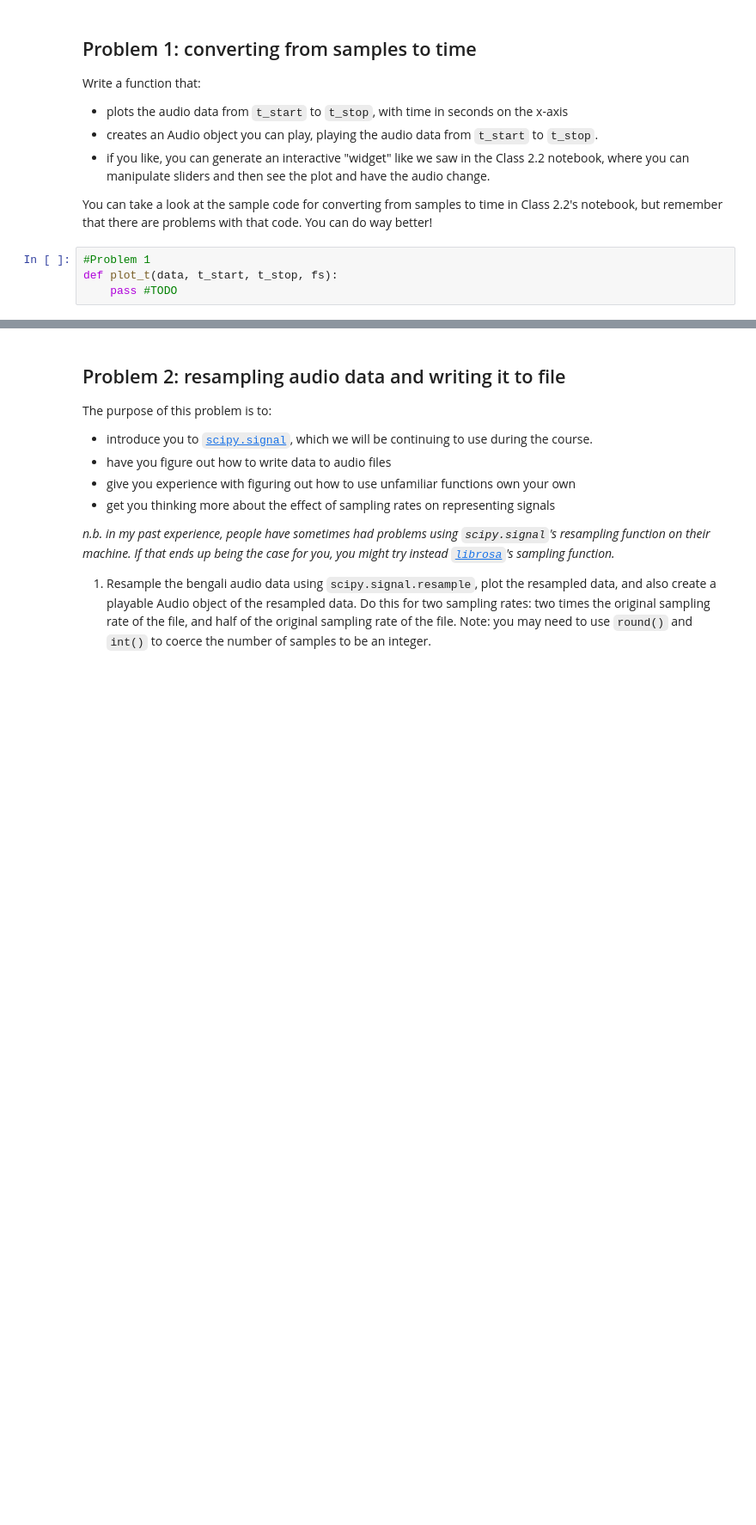
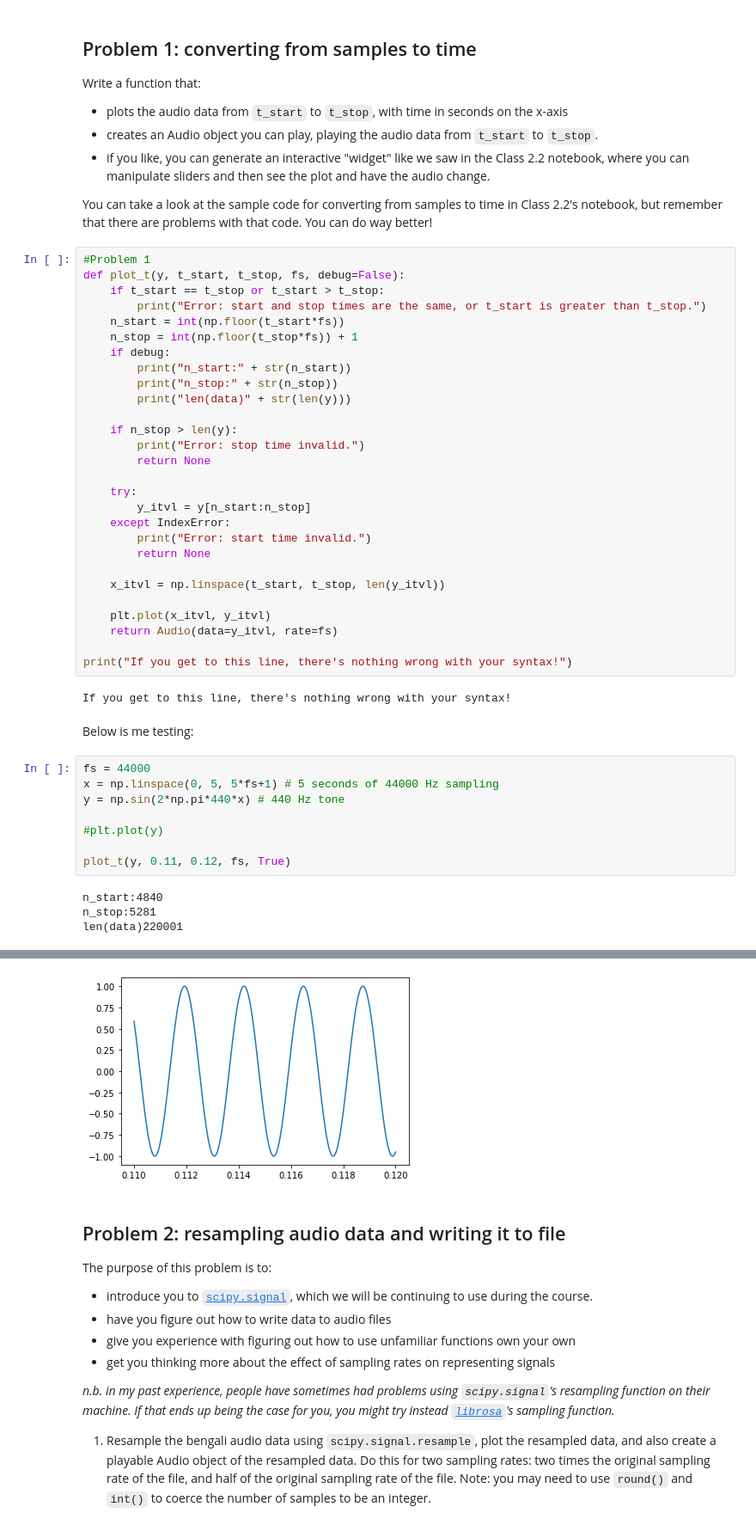
Before and after one commit to ling592b-f19/ling592b-f19-ps02-CobiELF, a Jupyter notebook: 592B-f19_ps02.ipynb, the cells around one changed output, grey strips where cells are left out. Shown at 86% size. Saved outputs shown, nothing was run; the diff lists cells and outputs as text; blank space fills up the shorter version.

Commit message:
problems 1 and 2 done

```diff
--- a/592B-f19_ps02.ipynb
+++ b/592B-f19_ps02.ipynb
@@ -25,7 +36,47 @@ Write a function that:
 - if you like, you can generate an interactive "widget" like we saw in the Class 2.2 notebook, where you can manipulate sliders and then see the plot and have the audio change.
 
 You can take a look at the sample code for converting from samples to time in Class 2.2's notebook, but remember that there are problems with that code. You can do way better!
-# %%
-#Problem 1
-def plot_t(data, t_start, t_stop, fs):
-    pass #TODO
+# %%
+#Problem 1
+def plot_t(y, t_start, t_stop, fs, debug=False):
+    if t_start == t_stop or t_start > t_stop:
+        print("Error: start and stop times are the same, or t_start is greater than t_stop.")
+    n_start = int(np.floor(t_start*fs))
+    n_stop = int(np.floor(t_stop*fs)) + 1
+    if debug:
+        print("n_start:" + str(n_start))
+        print("n_stop:" + str(n_stop))
+        print("len(data)" + str(len(y)))
+
+    if n_stop > len(y):
+        print("Error: stop time invalid.")
+        return None
+
+    try:
+        y_itvl = y[n_start:n_stop]
+    except IndexError:
+        print("Error: start time invalid.")
+        return None
+
+    x_itvl = np.linspace(t_start, t_stop, len(y_itvl))
+
+    plt.plot(x_itvl, y_itvl)
+    return Audio(data=y_itvl, rate=fs)
+
+print("If you get to this line, there's nothing wrong with your syntax!")
+# %% [output]
+If you get to this line, there's nothing wrong with your syntax!
+# %% [markdown]
+Below is me testing:
+# %%
+fs = 44000
+x = np.linspace(0, 5, 5*fs+1) # 5 seconds of 44000 Hz sampling
+y = np.sin(2*np.pi*440*x) # 440 Hz tone
+
+#plt.plot(y)
+
+plot_t(y, 0.11, 0.12, fs, True)
+# %% [output]
+n_start:4840
+n_stop:5281
+len(data)220001
@@ -32,3 +84,4 @@ def plot_t(data, t_start, t_stop, fs):
+[figure, added]
 # %% [markdown]
 ## Problem 2: resampling audio data and writing it to file
 
```
Also changed, not shown: parts of 8 cells of this notebook, 2 other files.
